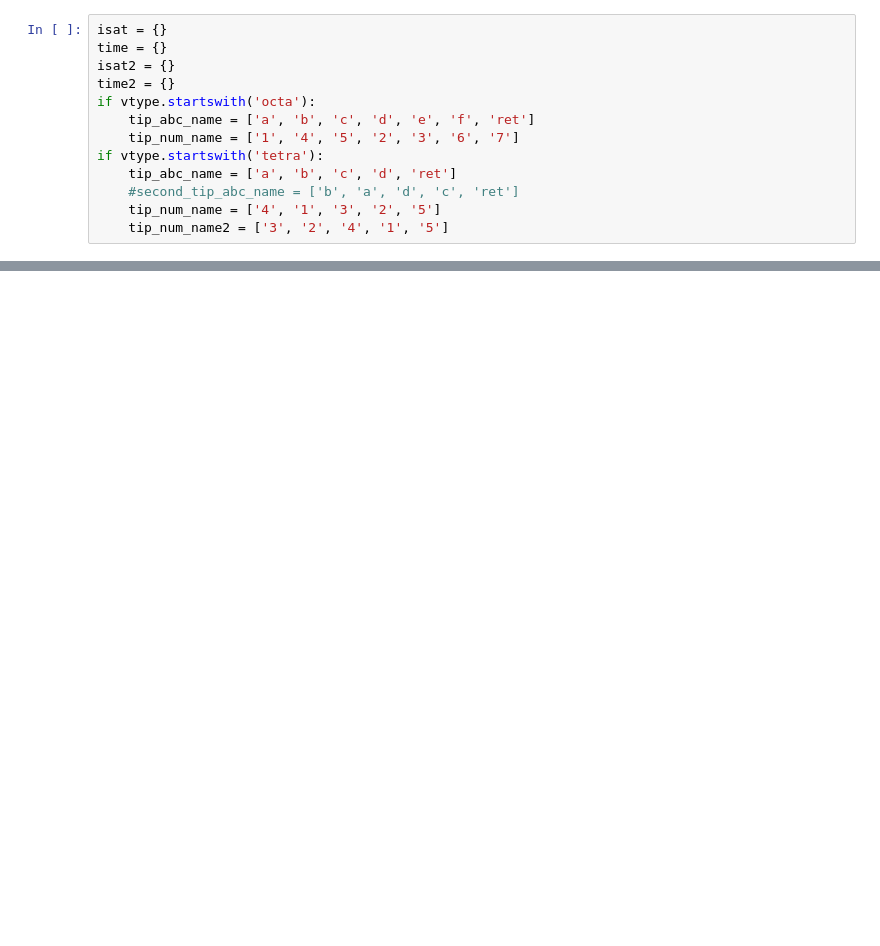
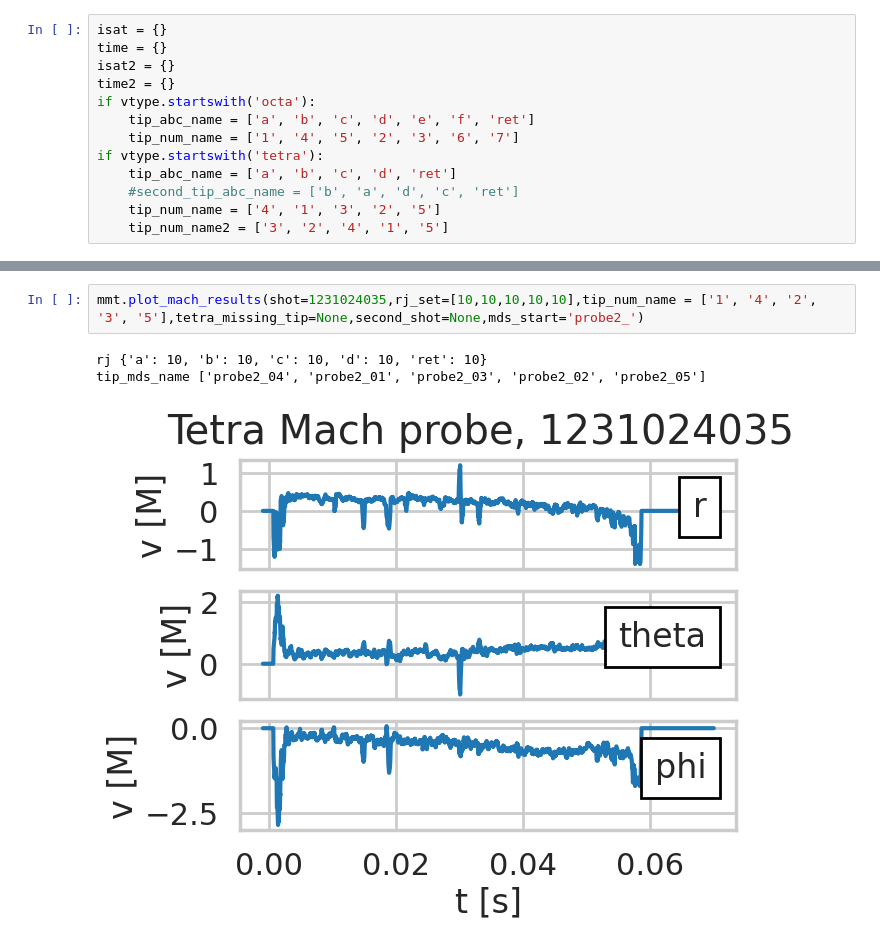
Before and after one commit to jensv/canonical_vorticity_probe, a Jupyter notebook: Full_Tetra/plot_0_180_isats_Mach_test.ipynb, the cells around one changed output, grey strips where cells are left out. Drawn from its saved outputs; the diff is of its cells as text; blank space fills up the shorter version.

```diff
--- a/Full_Tetra/plot_0_180_isats_Mach_test.ipynb
+++ b/Full_Tetra/plot_0_180_isats_Mach_test.ipynb
@@ -210,0 +228,6 @@ if res.startswith('mach'):
+# %%
+mmt.plot_mach_results(shot=1231024035,rj_set=[10,10,10,10,10],tip_num_name = ['1', '4', '2', '3', '5'],tetra_missing_tip=None,second_shot=None,mds_start='probe2_')
+# %% [output]
+rj {'a': 10, 'b': 10, 'c': 10, 'd': 10, 'ret': 10}
+tip_mds_name ['probe2_04', 'probe2_01', 'probe2_03', 'probe2_02', 'probe2_05']
+[figure, added]
```
Also changed, not shown: parts of 24 cells of this notebook, 1 other file.
